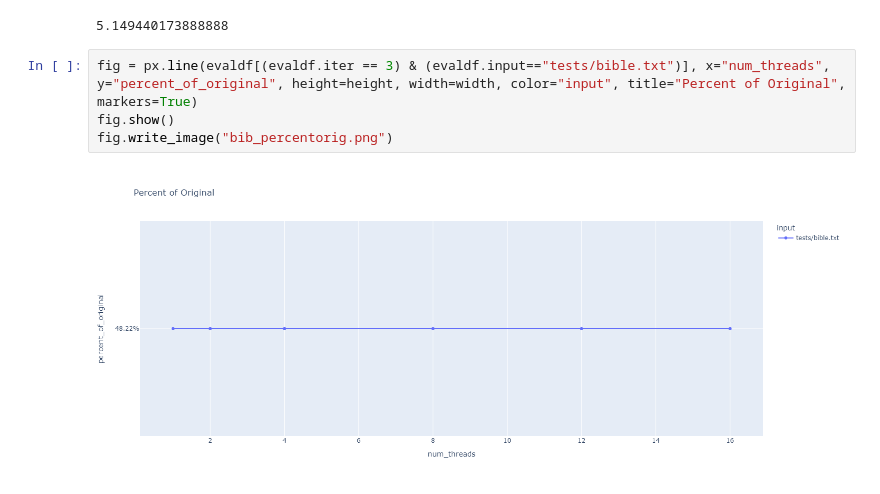
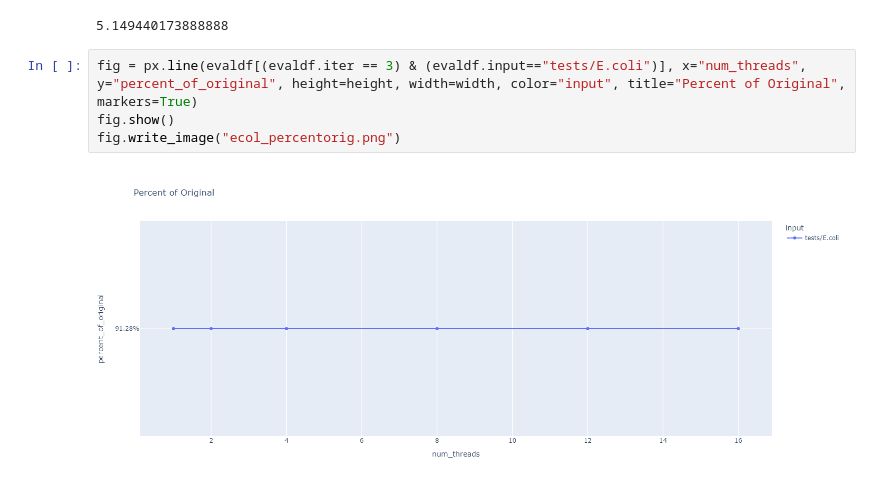
Before and after one commit to KadynCBR/textcompress, a Jupyter notebook: analysis/Analysis.ipynb, the cells around one changed output. Drawn from its saved outputs; the diff is of its cells as text.

```diff
--- a/analysis/Analysis.ipynb
+++ b/analysis/Analysis.ipynb
@@ -204,8 +204,8 @@ evaldf.total_time.sum()/60/60
 # %% [output]
 5.149440173888888
 # %%
-fig = px.line(evaldf[(evaldf.iter == 3) & (evaldf.input=="tests/bible.txt")], x="num_threads", y="percent_of_original", height=height, width=width, color="input", title="Percent of Original", markers=True)
+fig = px.line(evaldf[(evaldf.iter == 3) & (evaldf.input=="tests/E.coli")], x="num_threads", y="percent_of_original", height=height, width=width, color="input", title="Percent of Original", markers=True)
 fig.show()
-fig.write_image("bib_percentorig.png")
+fig.write_image("ecol_percentorig.png")
 # %% [output]
-[figure, old version]
+[figure, new version]
```
Also changed, not shown: 8 other files.
